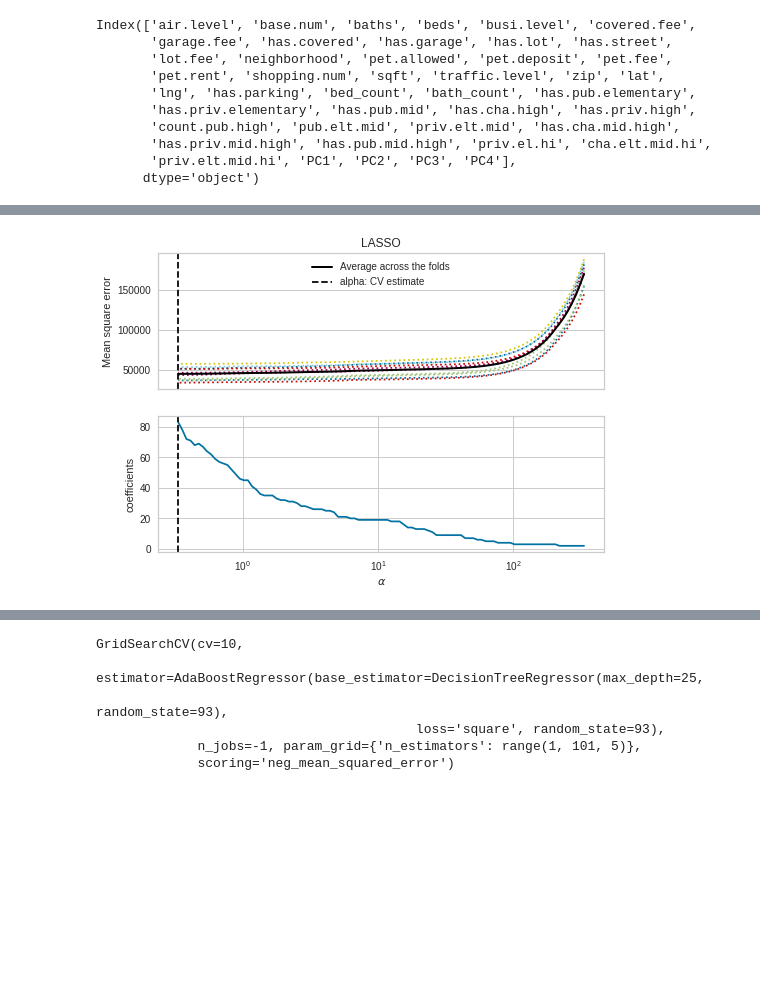
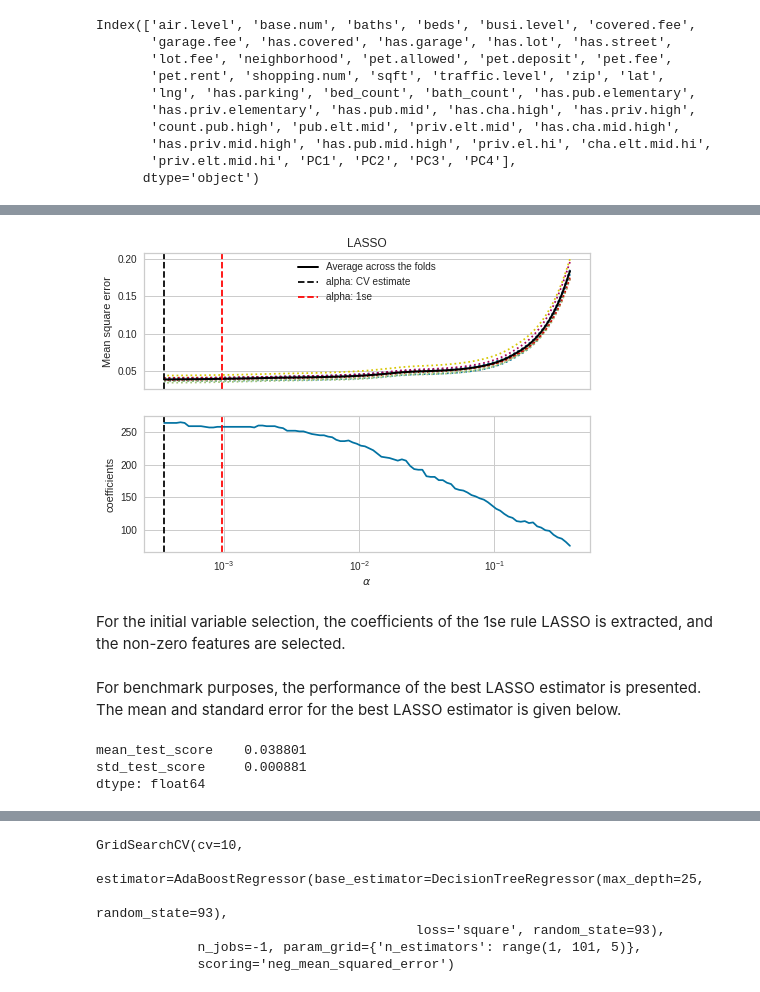
Before and after one commit to shilongdai/Analysis, a Jupyter notebook: Apartments/Apartment Sqft.ipynb, the cells around one changed output, grey strips where cells are left out. Saved outputs shown, nothing was run; the diff lists cells and outputs as text; code cells hidden in the pictures; blank space fills up the shorter version.

```diff
--- a/Apartments/Apartment Sqft.ipynb
+++ b/Apartments/Apartment Sqft.ipynb
@@ -40,8 +67,10 @@ Index(['air.level', 'base.num', 'baths', 'beds', 'busi.level', 'covered.fee',
 # %%
 sqft_tr_X = sqft_train.loc[:, sqft_train.columns != "sqft"]
 sqft_tr_Y = sqft_train.loc[:, "sqft"]
+log_tr_Y = np.log(sqft_train.loc[:, "sqft"])
 sqft_ts_X = sqft_test.loc[:, sqft_test.columns != "sqft"]
 sqft_ts_Y = sqft_test.loc[:, "sqft"]
+log_ts_Y = np.log(sqft_test.loc[:, "sqft"])
 
 categories = [
     'air.level', 'base.num', 'busi.level', 'has.covered', 'has.garage',
@@ -55,3 +84,10 @@ categories = [
 
 sqft_tr_X = pd.get_dummies(sqft_tr_X, columns=categories)
 sqft_ts_X = pd.get_dummies(sqft_ts_X, columns=categories)
+
+for c in sqft_tr_X.columns:
+    if c not in sqft_ts_X.columns:
+        sqft_ts_X[c] = 0
+for c in sqft_ts_X.columns:
+    if c not in sqft_tr_X.columns:
+        sqft_tr_X[c] = 0
@@ -58,2 +101,2 @@ sqft_ts_X = pd.get_dummies(sqft_ts_X, columns=categories)
 # %%
-lasso_cv = LassoCV(max_iter=50000, cv=10, random_state=seed).fit(sqft_tr_X, sqft_tr_Y)
+lasso_cv = LassoCV(max_iter=50000, cv=10, random_state=seed).fit(sqft_tr_X, log_tr_Y)
@@ -59,0 +106,8 @@ lasso_cv = LassoCV(max_iter=50000, cv=10, random_state=seed).fit(sqft_tr_X, sqft
+# %%
+lasso_se = sem(lasso_cv.mse_path_, axis=1)
+lasso_mean = np.mean(lasso_cv.mse_path_, axis=1)
+best_lasso = np.where(lasso_cv.alphas_ == lasso_cv.alpha_)[0][0]
+best_lasso_se = lasso_se[best_lasso]
+one_se_lasso = np.max(lasso_mean[lasso_mean <= lasso_mean[best_lasso] + best_lasso_se])
+one_se_idx = np.where(lasso_mean == one_se_lasso)[0][0]
+lasso_1se = Lasso(alpha=lasso_cv.alphas_[one_se_idx], max_iter=50000, random_state=seed).fit(sqft_tr_X, log_tr_Y)
@@ -69,32 +129,37 @@ ax.plot(
     label="Average across the folds",
     linewidth=2,
 )
 ax.axvline(lasso_cv.alpha_, linestyle="--", color="black", label="alpha: CV estimate")
+ax.axvline(lasso_cv.alphas_[one_se_idx], linestyle="--", color="red", label="alpha: 1se")
 ax.set_ylabel("Mean square error")
 ax.legend()
 ax.set_title(
     "LASSO"
 )
 ax.axes.get_xaxis().set_visible(False)
 
 ax = fig.add_subplot(gs[1], sharex=ax)
 alphas_lasso, coefs_lasso, _ = lasso_path(sqft_tr_X, sqft_tr_Y,
                                           alphas=lasso_cv.alphas_,
                                           max_iter=50000)
 colors = cycle(["b", "r", "g", "c", "k"])
 coef_count = []
 for i, _ in enumerate(alphas_lasso):
     count = 0
     for coefs in coefs_lasso:
         if coefs[i] != 0:
             count += 1
     coef_count.append(count)
 
 ax.semilogx(alphas_lasso, coef_count)
 ax.axvline(lasso_cv.alpha_, linestyle="--", color="black", label="alpha: CV estimate")
+ax.axvline(lasso_cv.alphas_[one_se_idx], linestyle="--", color="red", label="alpha: 1se")
 ax.set_ylabel("coefficients")
 ax.set_xlabel(r"$\alpha$")
 plt.show()
 # %% [output]
-[figure, old version]
+[figure, new version]
+# %% [markdown]
+For the initial variable selection, the coefficients of the 1se rule LASSO is extracted, and the non-zero features are
+selected.
 # %%
@@ -105,0 +172,9 @@ selected_tr_X = sqft_tr_X[coefficients.index]
+# %% [markdown]
+For benchmark purposes, the performance of the best LASSO estimator is presented. The mean and standard error for the
+best LASSO estimator is given below.
+# %%
+pd.Series([lasso_mean[best_lasso], lasso_se[best_lasso]], ["mean_test_score", "std_test_score"])
+# %% [output]
+mean_test_score    0.038801
+std_test_score     0.000881
+dtype: float64
```
Also changed, not shown: parts of 81 cells of this notebook, 1 other file.
